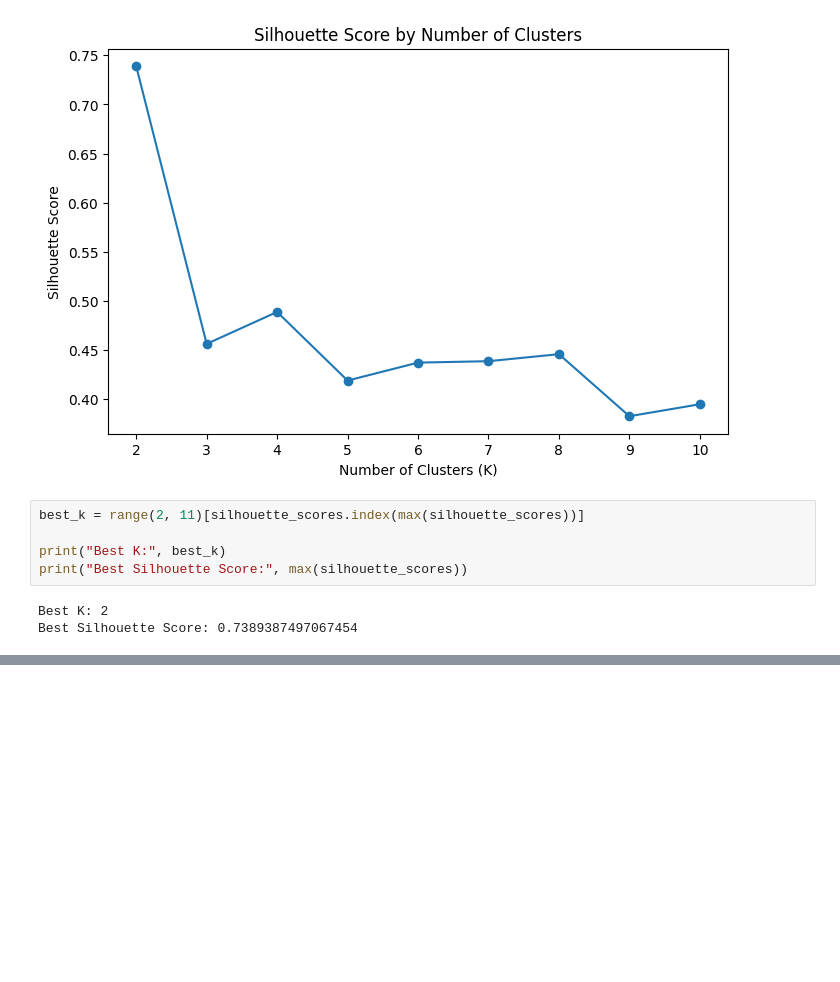
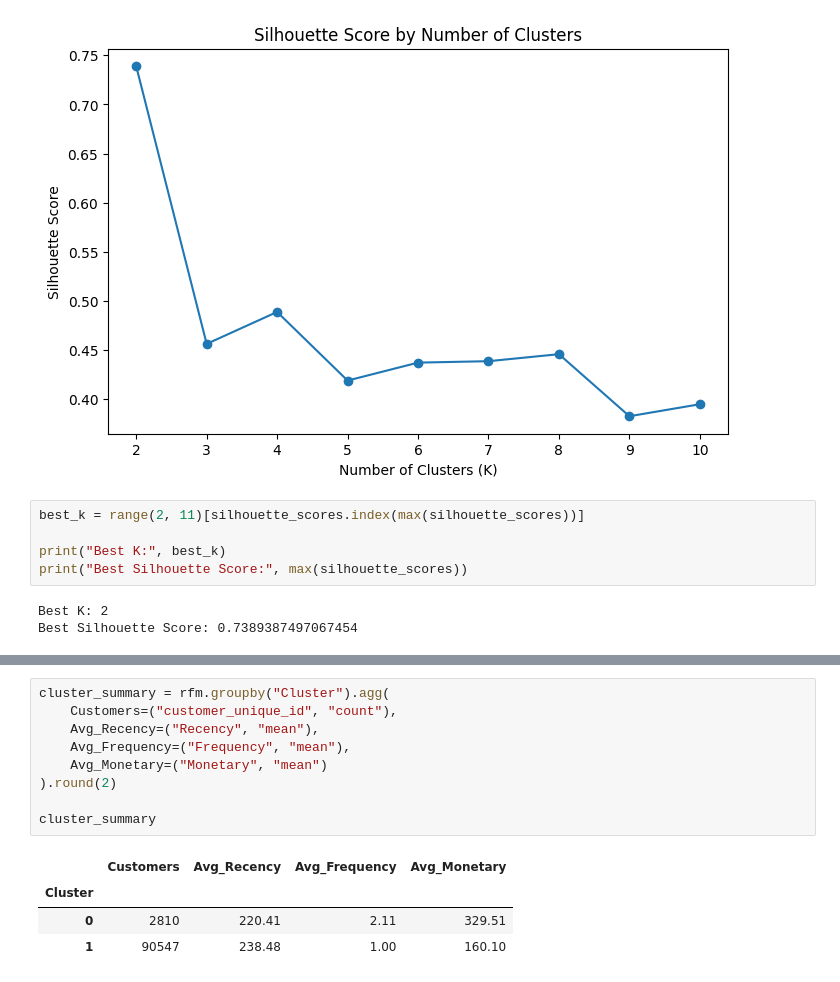
Before and after one commit to C026-01-0774-2023-NewtonOlando/segmentation, a Jupyter notebook: customersegmentation.ipynb, the cells around one changed output, grey strips where cells are left out. Saved outputs shown, nothing was run; the diff lists cells and outputs as text; blank space fills up the shorter version.

```diff
--- a/customersegmentation.ipynb
+++ b/customersegmentation.ipynb
@@ -273,0 +289,14 @@ Best Silhouette Score: 0.7389387497067454
+# %%
+cluster_summary = rfm.groupby("Cluster").agg(
+    Customers=("customer_unique_id", "count"),
+    Avg_Recency=("Recency", "mean"),
+    Avg_Frequency=("Frequency", "mean"),
+    Avg_Monetary=("Monetary", "mean")
+).round(2)
+
+cluster_summary
+# %% [output]
+|  | Customers | Avg_Recency | Avg_Frequency | Avg_Monetary |
+| Cluster |  |  |  |  |
+| 0 | 2810 | 220.41 | 2.11 | 329.51 |
+| 1 | 90547 | 238.48 | 1.00 | 160.10 |
```
Also changed, not shown: parts of 4 cells of this notebook.
